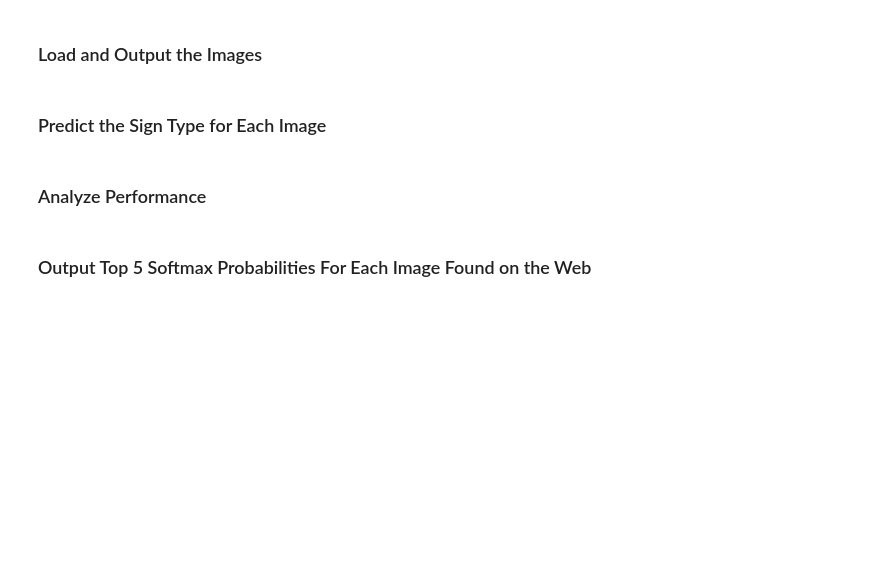
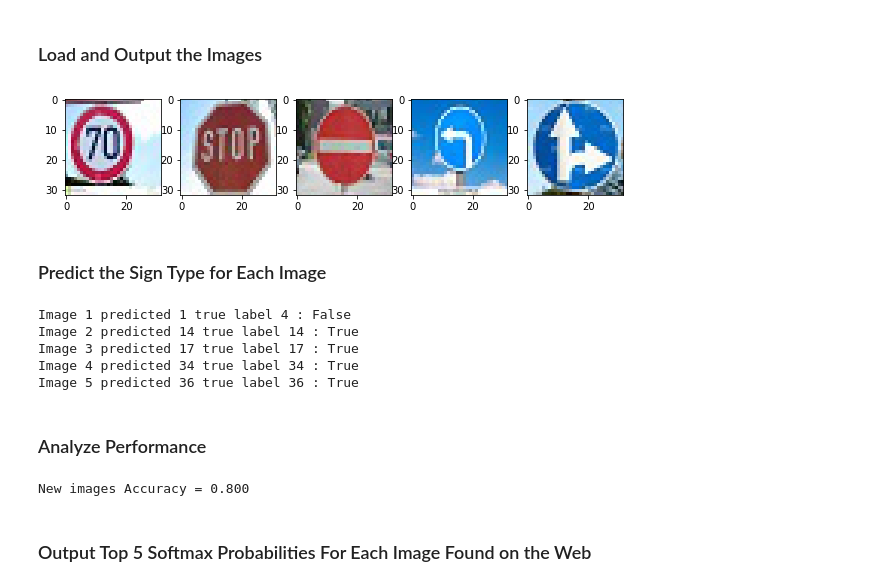
Before and after one commit to gbotev/CarND-Traffic-Sign-Classifier-Project, a Jupyter notebook: Traffic_Sign_Classifier.ipynb, the cells around one changed output. Drawn from its saved outputs; the diff is of its cells as text; code cells hidden in the pictures; blank space fills up the shorter version.

```diff
--- a/Traffic_Sign_Classifier.ipynb
+++ b/Traffic_Sign_Classifier.ipynb
@@ -360,14 +357,62 @@ You may find `signnames.csv` useful as it contains mappings from the class id (i
+# %%
+### Load the images and plot them here.
+### Feel free to use as many code cells as needed.
+import scipy.ndimage as ndi
+new_images = []
+new_labels = []
+new_images.append(ndi.imread('./examples/sign_4.jpg'))
+new_labels.append(4)
+new_images.append(ndi.imread('./examples/sign_14.jpg'))
+new_labels.append(14)
+new_images.append(ndi.imread('./examples/sign_17.jpg'))
+new_labels.append(17)
+new_images.append(ndi.imread('./examples/sign_34.jpg'))
+new_labels.append(34)
+new_images.append(ndi.imread('./examples/sign_36.jpg'))
+new_labels.append(36)
+# %%
+#index = random.randint(0, len(X_train))
+#image = X_train[index].squeeze()
+n = len(new_images)
+fig = plt.figure(figsize=(10,10*n))
+new_images_norm = []
+for i in range(n):
+    lum_img = new_images[i]
+    a = fig.add_subplot(1,5,i+1)
+    imgplot = plt.imshow(lum_img)
+    new_images_norm.append((new_images[i] - [128, 128, 128])/[128, 128, 128])
+# %% [output]
+[figure, added]
 # %% [markdown]
 ### Predict the Sign Type for Each Image
 # %%
 ### Run the predictions here and use the model to output the prediction for each image.
 ### Make sure to pre-process the images with the same pre-processing pipeline used earlier.
 ### Feel free to use as many code cells as needed.
+softmax = tf.nn.softmax(logits)
+labels = tf.argmax(softmax, axis=1)
+with tf.Session() as sess:
+    saver.restore(sess, tf.train.latest_checkpoint('.'))
+    predictions = sess.run(labels, feed_dict={x: new_images_norm, y: new_labels, keep_prob: 1})
+for i in range(len(new_labels)):
+    print("Image", i+1, "predicted", predictions[i], "true label", new_labels[i], ":", predictions[i]==new_labels[i])
+# %% [output]
+Image 1 predicted 1 true label 4 : False
+Image 2 predicted 14 true label 14 : True
+Image 3 predicted 17 true label 17 : True
+Image 4 predicted 34 true label 34 : True
+Image 5 predicted 36 true label 36 : True
 # %% [markdown]
 ### Analyze Performance
 # %%
 ### Calculate the accuracy for these 5 new images.
 ### For example, if the model predicted 1 out of 5 signs correctly, it's 20% accurate on these new images.
+with tf.Session() as sess:
+    saver.restore(sess, tf.train.latest_checkpoint('.'))
+    new_accuracy = evaluate(new_images_norm, new_labels)
+    print("New images Accuracy = {:.3f}".format(new_accuracy))
+# %% [output]
+New images Accuracy = 0.800
 # %% [markdown]
 ### Output Top 5 Softmax Probabilities For Each Image Found on the Web
 # %% [markdown]
```
Also changed, not shown: parts of 7 cells of this notebook, 5 other files.
